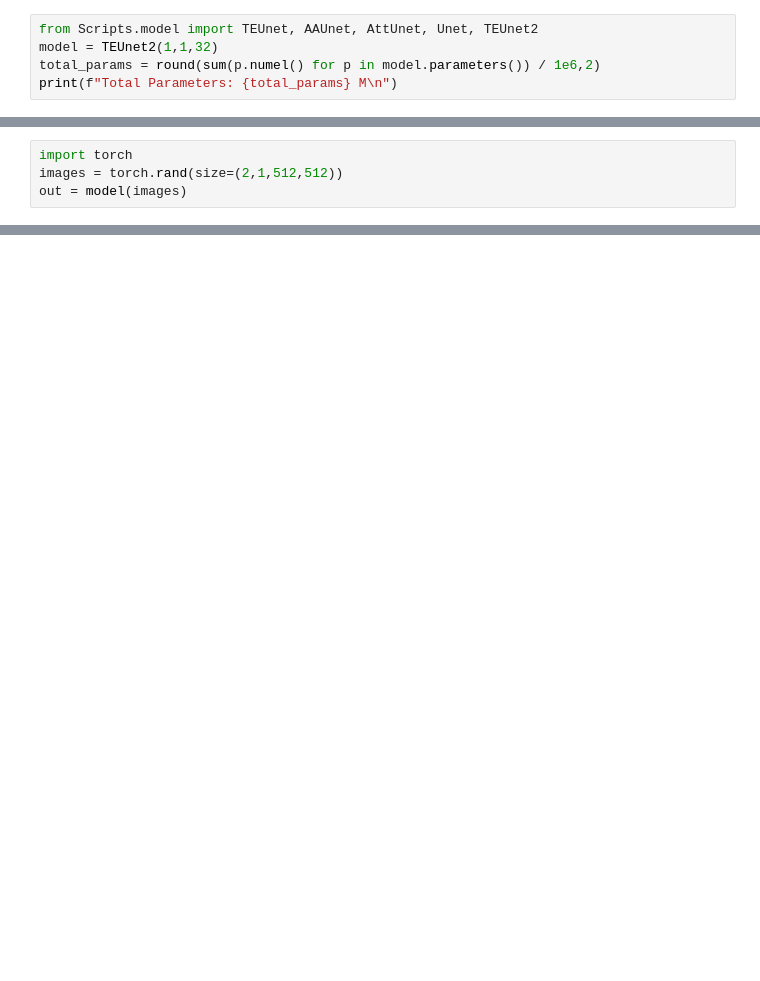
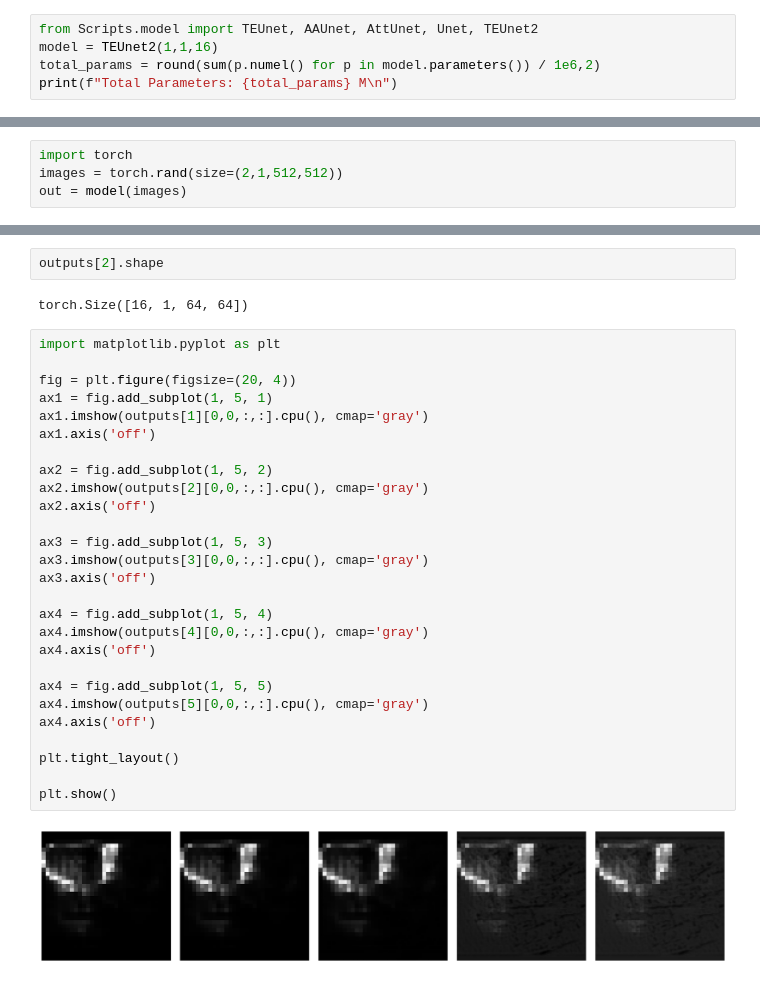
Before and after one commit to DouBeeTwT/TEUnet, a Jupyter notebook: Tutorial.ipynb, the cells around one changed output, grey strips where cells are left out. Saved outputs shown, nothing was run; the diff lists cells and outputs as text; blank space fills up the shorter version.

```diff
--- a/Tutorial.ipynb
+++ b/Tutorial.ipynb
@@ -8,6 +15,6 @@ print(f"Total Parameters: {total_params} M\n")
 # %%
 from Scripts.model import TEUnet, AAUnet, AttUnet, Unet, TEUnet2
-model = TEUnet2(1,1,32)
+model = TEUnet2(1,1,16)
 total_params = round(sum(p.numel() for p in model.parameters()) / 1e6,2)
 print(f"Total Parameters: {total_params} M\n")
 # %% [output]
@@ -123,0 +192,33 @@ print(f"Test specificity Score: {specificity_score/n:.4f}")
+# %%
+outputs[2].shape
+# %% [output]
+torch.Size([16, 1, 64, 64])
+# %%
+import matplotlib.pyplot as plt
+
+fig = plt.figure(figsize=(20, 4))
+ax1 = fig.add_subplot(1, 5, 1)
+ax1.imshow(outputs[1][0,0,:,:].cpu(), cmap='gray')
+ax1.axis('off')
+
+ax2 = fig.add_subplot(1, 5, 2)
+ax2.imshow(outputs[2][0,0,:,:].cpu(), cmap='gray')
+ax2.axis('off')
+
+ax3 = fig.add_subplot(1, 5, 3)
+ax3.imshow(outputs[3][0,0,:,:].cpu(), cmap='gray')
+ax3.axis('off')
+
+ax4 = fig.add_subplot(1, 5, 4)
+ax4.imshow(outputs[4][0,0,:,:].cpu(), cmap='gray')
+ax4.axis('off')
+
+ax4 = fig.add_subplot(1, 5, 5)
+ax4.imshow(outputs[5][0,0,:,:].cpu(), cmap='gray')
+ax4.axis('off')
+
+plt.tight_layout()
+
+plt.show()
+# %% [output]
+[figure, added]
```
Also changed, not shown: parts of 8 cells of this notebook, 8 other files.
